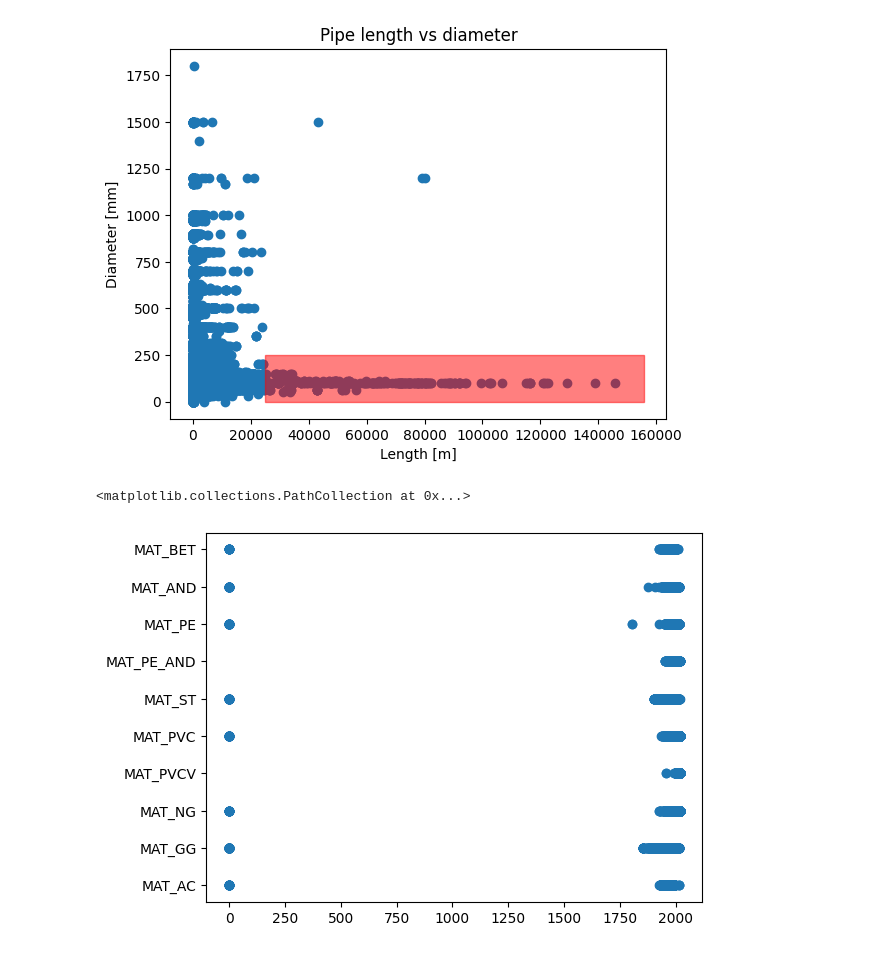
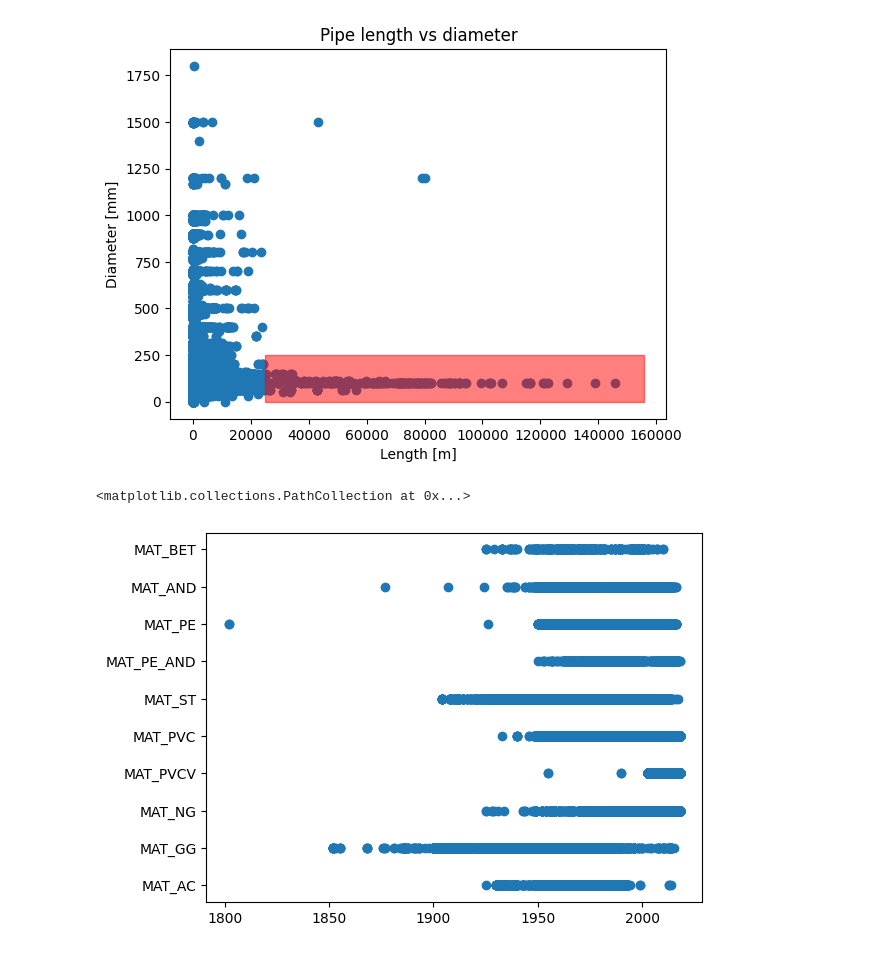
Before and after one commit to jipsteiger/ENVM1601, a Jupyter notebook: Failure_modelling/data_validation.ipynb, the cells around one changed output. Cells and saved outputs as stored; diff of their text form; code cells hidden in the pictures.

```diff
--- a/Failure_modelling/data_validation.ipynb
+++ b/Failure_modelling/data_validation.ipynb
@@ -82,10 +82,10 @@ plt.show()
 # %%
 pipes_fix_dia_len = pipes[~((pipes['Lengte'] > 25000) & (pipes['Diameter'] < 250))].copy()
 # %%
-plt.scatter(x=pipes_fix_dia_len['Aanlegjaar'], y=pipes_fix_dia_len['Materiaalcode'])
+plt.scatter(x=pipes_fix_dia_len[pipes_fix_dia_len.Aanlegjaar > 1]['Aanlegjaar'], y=pipes_fix_dia_len[pipes_fix_dia_len.Aanlegjaar > 1]['Materiaalcode'])
 # %% [output]
 <matplotlib.collections.PathCollection at 0x...>
-[figure, old version]
+[figure, new version]
 # %%
 pipes_fix_dia_len.loc[((pipes_fix_dia_len['Materiaalcode'] == 'MAT_PE') & (pipes_fix_dia_len['Aanlegjaar'] == 1802)), 'Aanlegjaar'] = -1
 # %%
```
Also changed, not shown: 1 other file.
